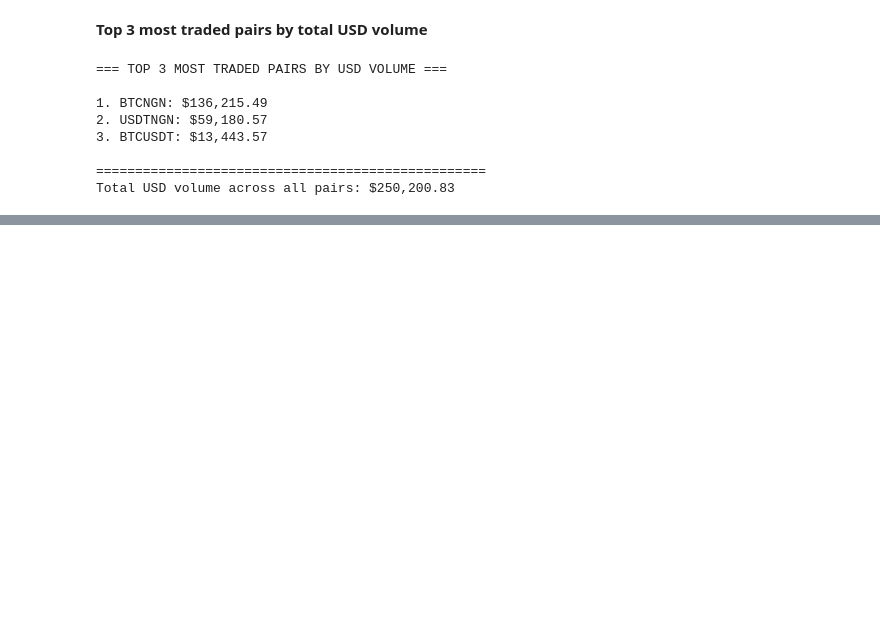
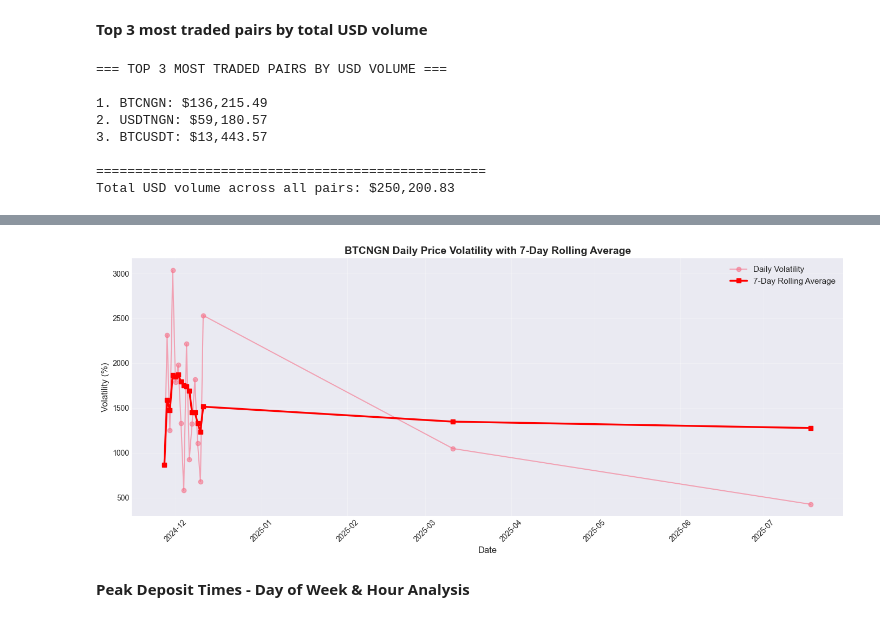
Before and after one commit to Gbolahan43/fraud-detection-system, a Jupyter notebook: analysis.ipynb, the cells around one changed output, grey strips where cells are left out. Drawn from its saved outputs; the diff is of its cells as text; code cells hidden in the pictures; blank space fills up the shorter version.

```diff
--- a/analysis.ipynb
+++ b/analysis.ipynb
@@ -132,0 +177,22 @@ Total USD volume across all pairs: $250,200.83
+# %%
+btc_ngn['date'] = btc_ngn['timestamp'].dt.date
+# %%
+daily_stats = btc_ngn.groupby('date').agg({
+    'amount': ['min', 'max', 'mean', 'std']
+}).reset_index()
+
+daily_stats.columns = ['date', 'min_price', 'max_price', 'mean_price', 'std_price']
+# %%
+daily_stats['volatility'] = (daily_stats['max_price'] - daily_stats['min_price']) / daily_stats['mean_price'] * 100
+# %%
+daily_stats['rolling_avg_volatility'] = daily_stats['volatility'].rolling(window=7, min_periods=1).mean()
+
+print(f"BTCNGN Trading Days: {len(daily_stats)}")
+print(f"Date Range: {daily_stats['date'].min()} to {daily_stats['date'].max()}")
+print(f"\nDaily Volatility Statistics:")
+print(f"  Mean Daily Volatility: {daily_stats['volatility'].mean():.2f}%")
+print(f"  Max Daily Volatility: {daily_stats['volatility'].max():.2f}%")
+print(f"  Min Daily Volatility: {daily_stats['volatility'].min():.2f}%")
+
+print(f"\n7-Day Rolling Average Volatility (Sample):")
+print(daily_stats[['date', 'volatility', 'rolling_avg_volatility']].tail(10).to_string(index=False))
@@ -132,0 +220,18 @@ Total USD volume across all pairs: $250,200.83
+# %%
+plt.figure(figsize=(14, 6))
+plt.plot(daily_stats['date'], daily_stats['volatility'],
+         marker='o', linestyle='-', linewidth=1.5, label='Daily Volatility', alpha=0.6)
+plt.plot(daily_stats['date'], daily_stats['rolling_avg_volatility'],
+         marker='s', linestyle='-', linewidth=2.5, label='7-Day Rolling Average', color='red')
+plt.xlabel('Date', fontsize=12)
+plt.ylabel('Volatility (%)', fontsize=12)
+plt.title('BTCNGN Daily Price Volatility with 7-Day Rolling Average', fontsize=14, fontweight='bold')
+plt.legend(loc='best', fontsize=11)
+plt.xticks(rotation=45)
+plt.grid(True, alpha=0.3)
+plt.tight_layout()
+plt.show()
+# %% [output]
+[figure, added]
+# %% [markdown]
+**Peak Deposit Times - Day of Week & Hour Analysis**
```
Also changed, not shown: parts of 34 cells of this notebook.
